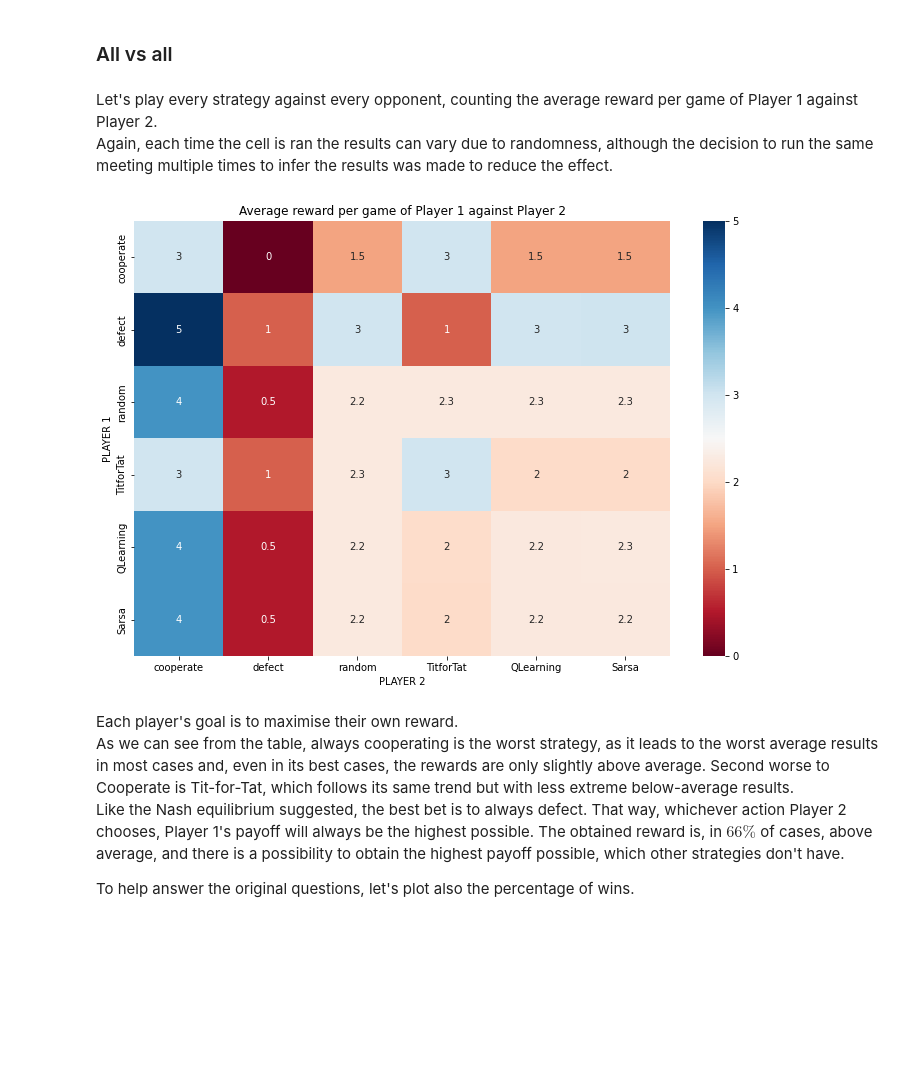
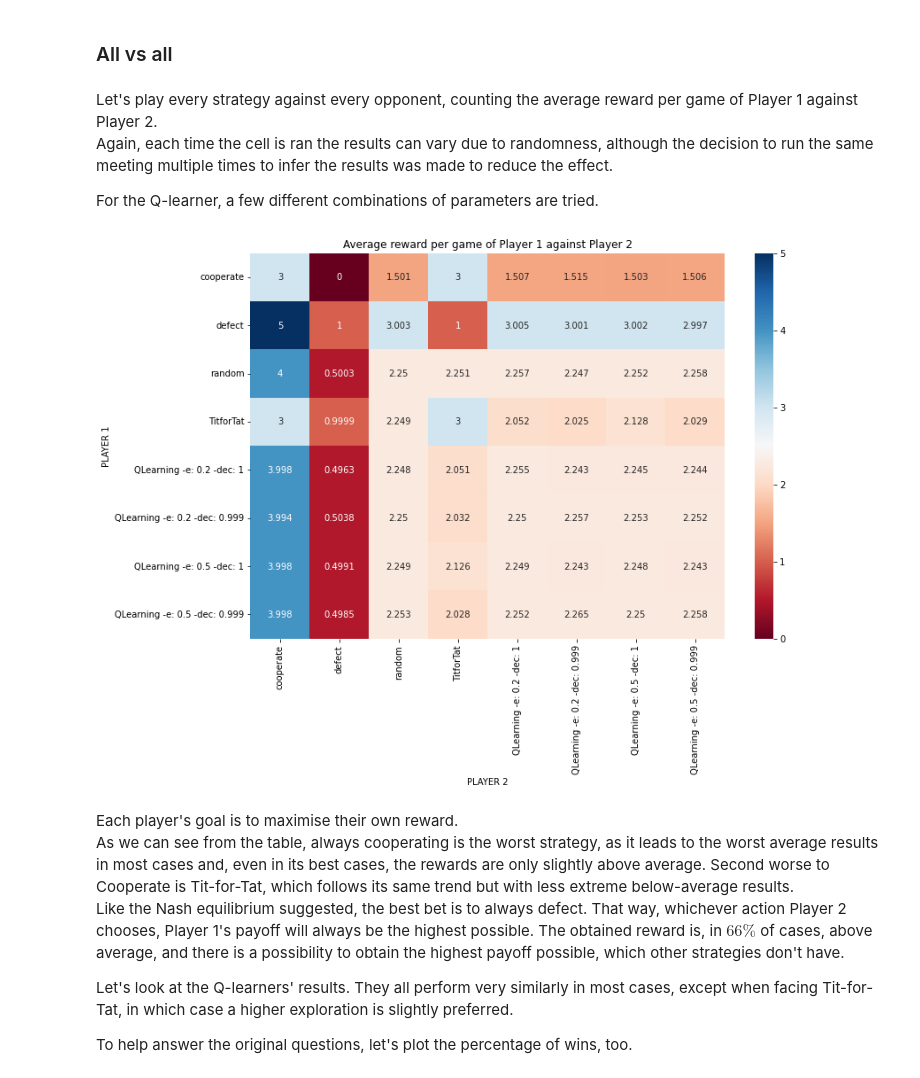
Before and after one commit to ireneferfo/RL_exam, a Jupyter notebook: Prisoners_dilemma.ipynb, the cells around one changed output. Cells and saved outputs as stored; diff of their text form; code cells hidden in the pictures; blank space fills up the shorter version.

```diff
--- a/Prisoners_dilemma.ipynb
+++ b/Prisoners_dilemma.ipynb
@@ -162,12 +163,14 @@ defect  0
 # %% [markdown]
 Let's play every strategy against every opponent, counting the average reward per game of Player 1 against Player 2.
 Again, each time the cell is ran the results can vary due to randomness, although the decision to run the same meeting multiple times to infer the results was made to reduce the effect.
+
+For the Q-learner, a few different combinations of parameters are tried.
 # %%
 payoff =[[(3,3),(0,5)],[(5,0),(1,1)]]
 actions = [0,1]
 g = Game(payoff, actions)
 
-strategies = [Cooperate(), Defect(), Random(), TitforTat(), QLearning()]
+strategies = [Cooperate(), Defect(), Random(), TitforTat(), QLearning(epsilon = 0.2), QLearning(epsilon = 0.5), QLearning(epsilon=0.5, decay = 0.999)]
 avg_reward_table = []
 wins_table = []
 runs = 100
@@ -194,18 +197,20 @@ for player1 in strategies:
 # %%
 df = pd.DataFrame(avg_reward_table, index = [s.name for s in strategies], columns = [s.name for s in strategies])
 
 plt.figure(figsize = (12,8))
-s = sn.heatmap(df, annot=True, cmap = 'RdBu')
+s = sn.heatmap(df, annot=True, cmap = 'RdBu', fmt = '.4g')
 s.set(xlabel='PLAYER 2', ylabel='PLAYER 1', title=f'Average reward per game of Player 1 against Player 2');
 # %% [output]
-[figure, old version]
+[figure, new version]
 # %% [markdown]
 Each player's goal is to maximise their own reward.
 As we can see from the table, always cooperating is the worst strategy, as it leads to the worst average results in most cases and, even in its best cases, the rewards are  only slightly above average.
 Second worse to Cooperate is Tit-for-Tat, which follows its same trend but with less extreme below-average results.
 Like the Nash equilibrium suggested, the best bet is to always defect. That way, whichever action Player 2 chooses, Player 1's payoff will always be the highest possible. The obtained reward is, in $66\%$ of cases, above average, and there is a possibility to obtain the highest payoff possible, which other strategies don't have.
 
-To help answer the original questions, let's plot also the percentage of wins.
+Let's look at the Q-learners' results. They all perform very similarly in most cases, except when facing Tit-for-Tat, in which case a higher exploration is slightly preferred.
+
+To help answer the original questions, let's plot the percentage of wins, too.
 # %%
 df = pd.DataFrame(wins_table, index = [s.name for s in strategies], columns = [s.name for s in strategies])
 
```
Also changed, not shown: parts of 26 cells of this notebook.
